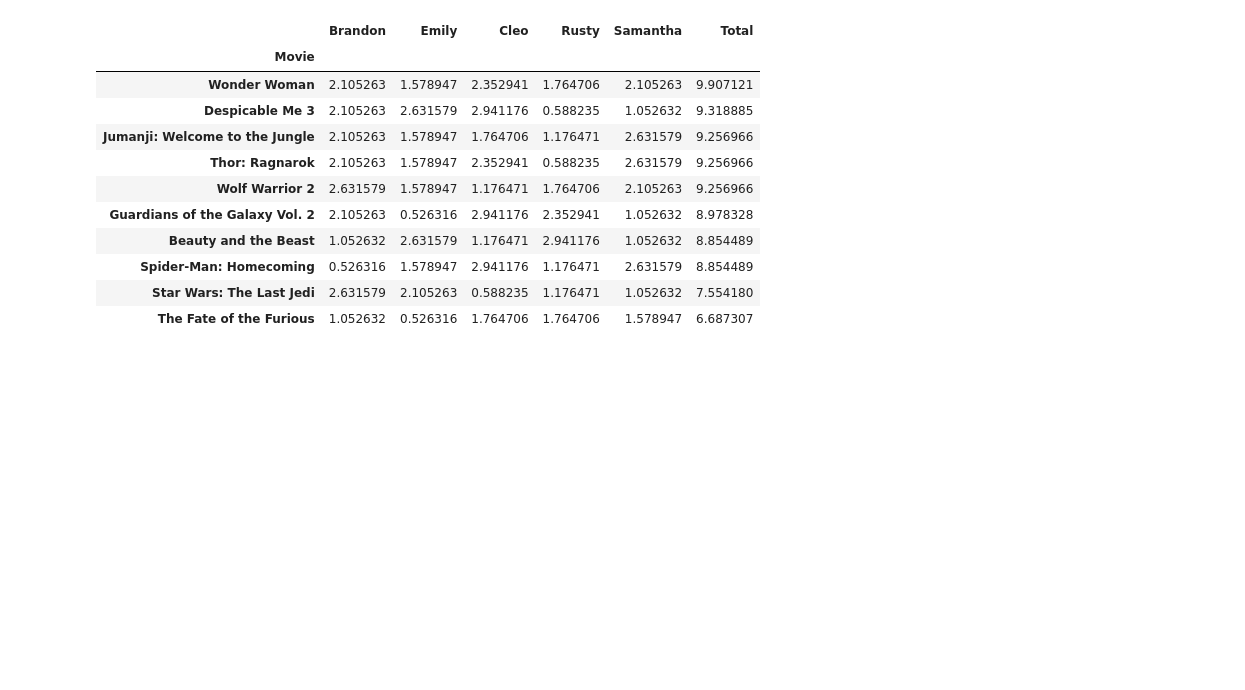
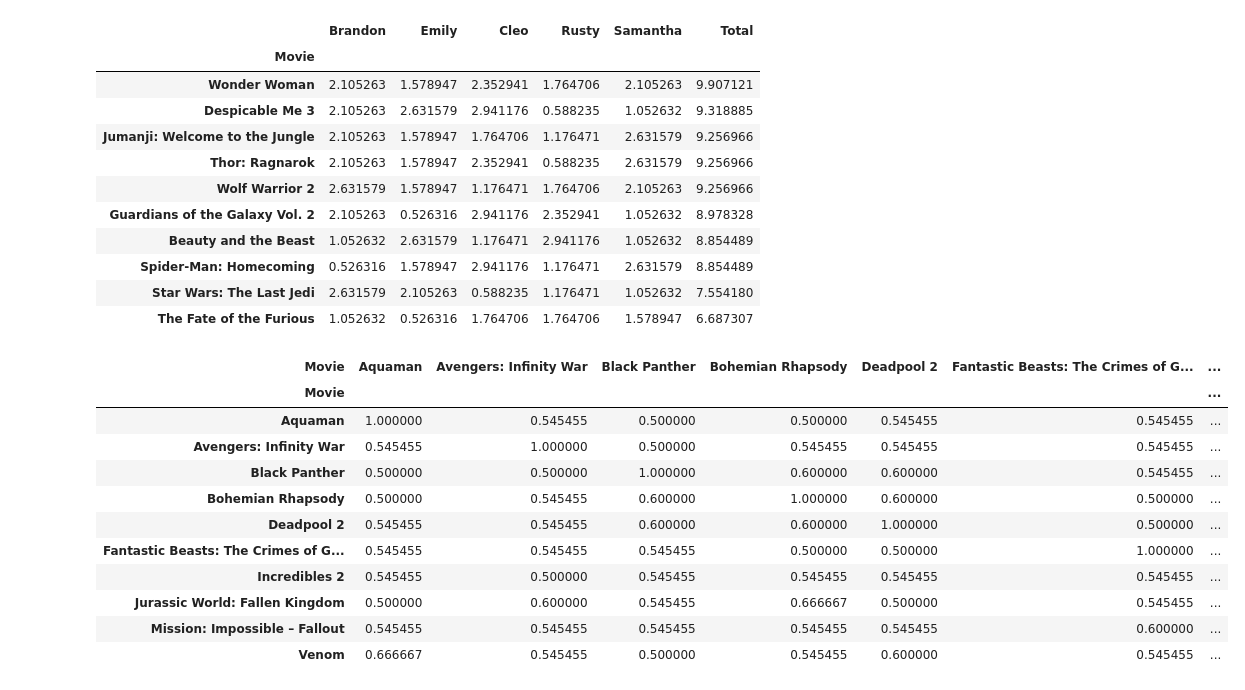
Before and after one commit to Pomilusky/apuntes_clase, a Jupyter notebook: semana_8/3.2 - Sistemas de recomendacion.ipynb, the cells around one changed output. Saved outputs shown, nothing was run; the diff lists cells and outputs as text; code cells hidden in the pictures; blank space fills up the shorter version.

```diff
--- a/semana_8/3.2 - Sistemas de recomendacion.ipynb
+++ b/semana_8/3.2 - Sistemas de recomendacion.ipynb
@@ -367,3 +367,25 @@ reco.sort_values('Total', ascending=False)
 | Spider-Man: Homecoming | 0.526316 | 1.578947 | 2.941176 | 1.176471 | 2.631579 | 8.854489 |
 | Star Wars: The Last Jedi | 2.631579 | 2.105263 | 0.588235 | 1.176471 | 1.052632 | 7.554180 |
 | The Fate of the Furious | 1.052632 | 0.526316 | 1.764706 | 1.764706 | 1.578947 | 6.687307 |
+# %%
+distancias=squareform(pdist(ratings, 'jaccard'))
+
+similitud=1/(1+distancias)
+
+
+similitudes=pd.DataFrame(similitud, index=ratings.T.columns, columns=ratings.T.columns)
+
+similitudes
+# %% [output]
+| Movie | Aquaman | Avengers: Infinity War | Black Panther | Bohemian Rhapsody | Deadpool 2 | Fantastic Beasts: The Crimes of G... | ... |
+| Movie |  |  |  |  |  |  | ... |
+| Aquaman | 1.000000 | 0.545455 | 0.500000 | 0.500000 | 0.545455 | 0.545455 | ... |
+| Avengers: Infinity War | 0.545455 | 1.000000 | 0.500000 | 0.545455 | 0.545455 | 0.545455 | ... |
+| Black Panther | 0.500000 | 0.500000 | 1.000000 | 0.600000 | 0.600000 | 0.545455 | ... |
+| Bohemian Rhapsody | 0.500000 | 0.545455 | 0.600000 | 1.000000 | 0.600000 | 0.500000 | ... |
+| Deadpool 2 | 0.545455 | 0.545455 | 0.600000 | 0.600000 | 1.000000 | 0.500000 | ... |
+| Fantastic Beasts: The Crimes of G... | 0.545455 | 0.545455 | 0.545455 | 0.500000 | 0.500000 | 1.000000 | ... |
+| Incredibles 2 | 0.545455 | 0.500000 | 0.545455 | 0.545455 | 0.545455 | 0.545455 | ... |
+| Jurassic World: Fallen Kingdom | 0.500000 | 0.600000 | 0.545455 | 0.666667 | 0.500000 | 0.545455 | ... |
+| Mission: Impossible – Fallout | 0.545455 | 0.545455 | 0.545455 | 0.545455 | 0.545455 | 0.600000 | ... |
+| Venom | 0.666667 | 0.545455 | 0.500000 | 0.545455 | 0.600000 | 0.545455 | ... |
```
